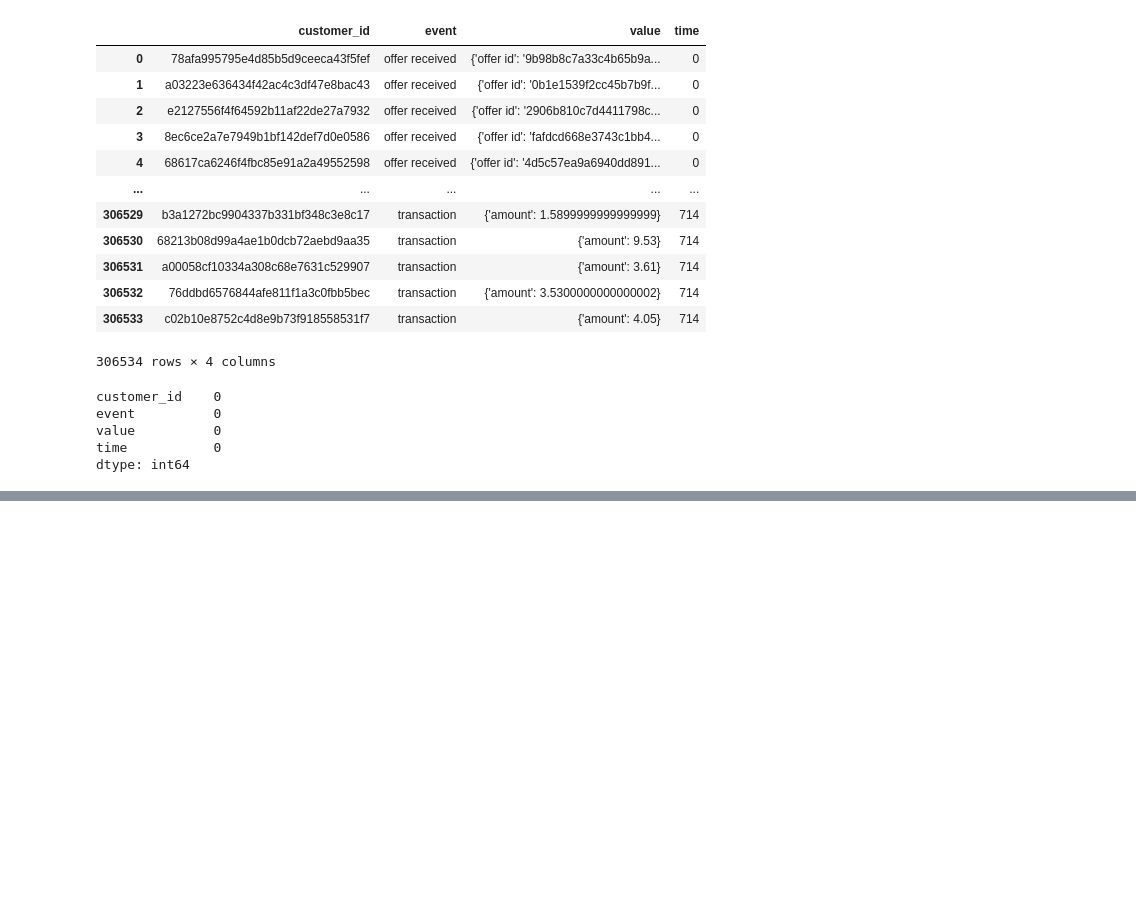
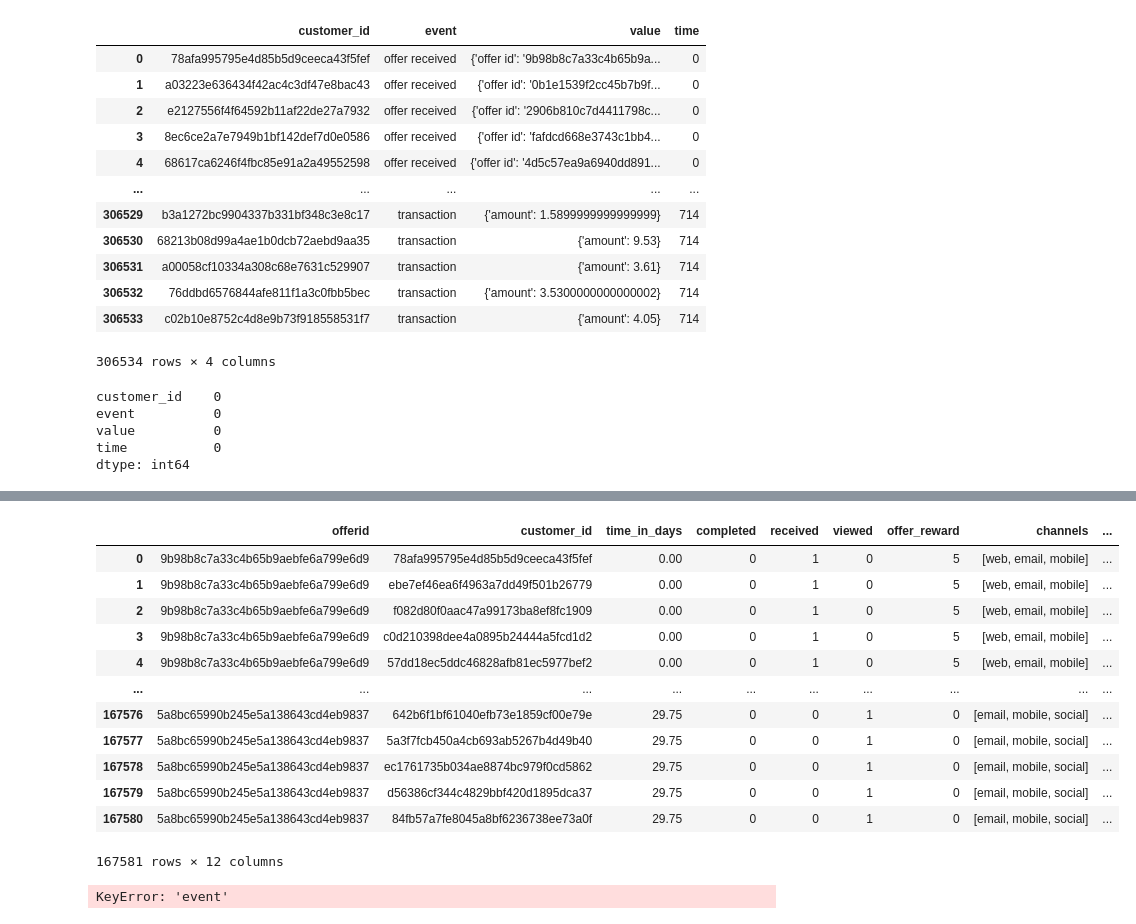
Before and after one commit to Arjunar92/Starbucks_Customer_Segmentation_Project, a Jupyter notebook: Starbucks_Capstone_Data_Exploration.ipynb, the cells around one changed output, grey strips where cells are left out. Saved outputs shown, nothing was run; the diff lists cells and outputs as text; code cells hidden in the pictures; blank space fills up the shorter version.

```diff
--- a/Starbucks_Capstone_Data_Exploration.ipynb
+++ b/Starbucks_Capstone_Data_Exploration.ipynb
@@ -387,2 +395,22 @@ offers_type[offers_type['offer_type']== 'bogo']
+# %%
+offers_type = pd.merge(offers, portfolio, left_on='offerid', right_on='offer_id', how='outer')
+# %%
+offers_type
+# %% [output]
+|  | offerid | customer_id | time_in_days | completed | received | viewed | offer_reward | channels | ... |
+| 0 | 9b98b8c7a33c4b65b9aebfe6a799e6d9 | 78afa995795e4d85b5d9ceeca43f5fef | 0.00 | 0 | 1 | 0 | 5 | [web, email, mobile] | ... |
+| 1 | 9b98b8c7a33c4b65b9aebfe6a799e6d9 | ebe7ef46ea6f4963a7dd49f501b26779 | 0.00 | 0 | 1 | 0 | 5 | [web, email, mobile] | ... |
+| 2 | 9b98b8c7a33c4b65b9aebfe6a799e6d9 | f082d80f0aac47a99173ba8ef8fc1909 | 0.00 | 0 | 1 | 0 | 5 | [web, email, mobile] | ... |
+| 3 | 9b98b8c7a33c4b65b9aebfe6a799e6d9 | c0d210398dee4a0895b24444a5fcd1d2 | 0.00 | 0 | 1 | 0 | 5 | [web, email, mobile] | ... |
+| 4 | 9b98b8c7a33c4b65b9aebfe6a799e6d9 | 57dd18ec5ddc46828afb81ec5977bef2 | 0.00 | 0 | 1 | 0 | 5 | [web, email, mobile] | ... |
+| ... | ... | ... | ... | ... | ... | ... | ... | ... | ... |
+| 167576 | 5a8bc65990b245e5a138643cd4eb9837 | 642b6f1bf61040efb73e1859cf00e79e | 29.75 | 0 | 0 | 1 | 0 | [email, mobile, social] | ... |
+| 167577 | 5a8bc65990b245e5a138643cd4eb9837 | 5a3f7fcb450a4cb693ab5267b4d49b40 | 29.75 | 0 | 0 | 1 | 0 | [email, mobile, social] | ... |
+| 167578 | 5a8bc65990b245e5a138643cd4eb9837 | ec1761735b034ae8874bc979f0cd5862 | 29.75 | 0 | 0 | 1 | 0 | [email, mobile, social] | ... |
+| 167579 | 5a8bc65990b245e5a138643cd4eb9837 | d56386cf344c4829bbf420d1895dca37 | 29.75 | 0 | 0 | 1 | 0 | [email, mobile, social] | ... |
+| 167580 | 5a8bc65990b245e5a138643cd4eb9837 | 84fb57a7fe8045a8bf6236738ee73a0f | 29.75 | 0 | 0 | 1 | 0 | [email, mobile, social] | ... |
+167581 rows × 12 columns
 # %%
-df = offers_type.groupby(['event', 'offer_type'])['person'].count().reset_index()
+df_graph = offers_type.groupby(['event', 'offer_type'])['person'].count().reset_index()
+# %% [output]
+KeyError: 'event'
```
Also changed, not shown: parts of 6 cells of this notebook.
